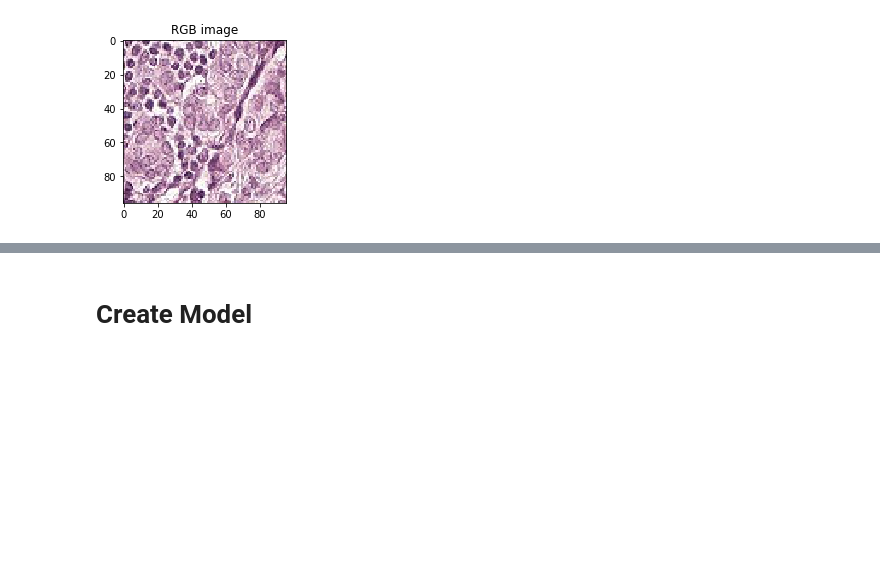
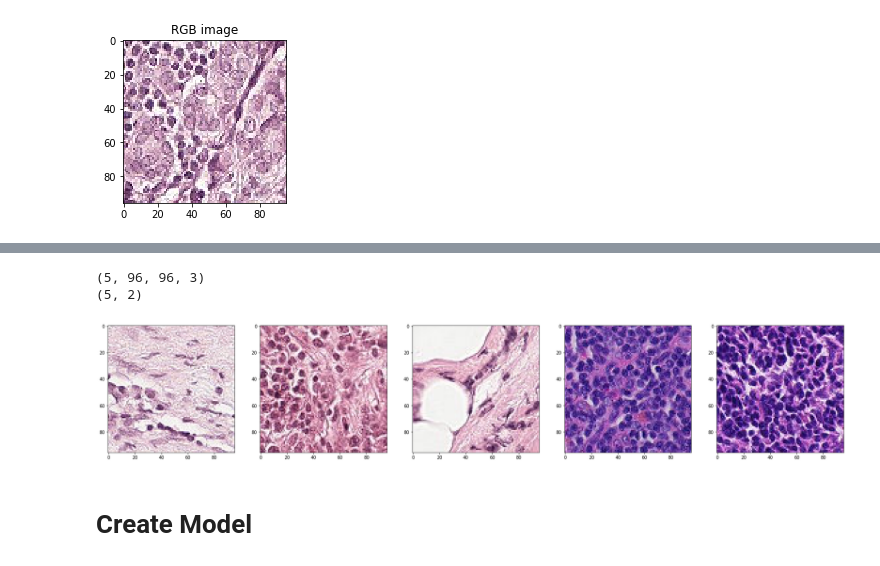
Before and after one commit to KochPJ/Ismi19, a Jupyter notebook: Main.ipynb, the cells around one changed output, grey strips where cells are left out. Drawn from its saved outputs; the diff is of its cells as text; code cells hidden in the pictures; blank space fills up the shorter version.

```diff
--- a/Main.ipynb
+++ b/Main.ipynb
@@ -252,3 +321,18 @@ for i in range (5):
+# %%
+batch_creator.index = [0,3]
+x2, y2 = batch_creator.create_batch_sampling(5)
+print(x.shape)
+print(y.shape)
+# %% [output]
+(5, 96, 96, 3)
+(5, 2)
+# %%
+for i in range (5):
+    plt.rcParams['figure.figsize'] = (30,30)
+    plt.subplot(1,5,i+1)
+    plt.imshow(x2[i])
+# %% [output]
+[figure, added]
 # %% [markdown]
 # Create Model
 # %%
```
Also changed, not shown: parts of 10 cells of this notebook.
